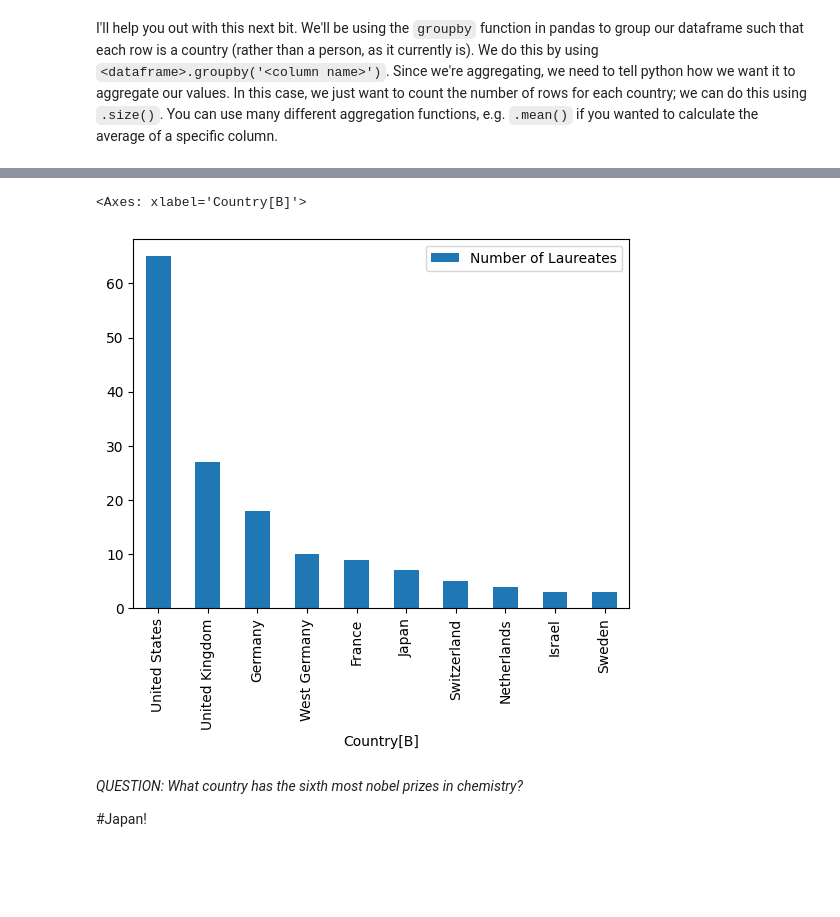
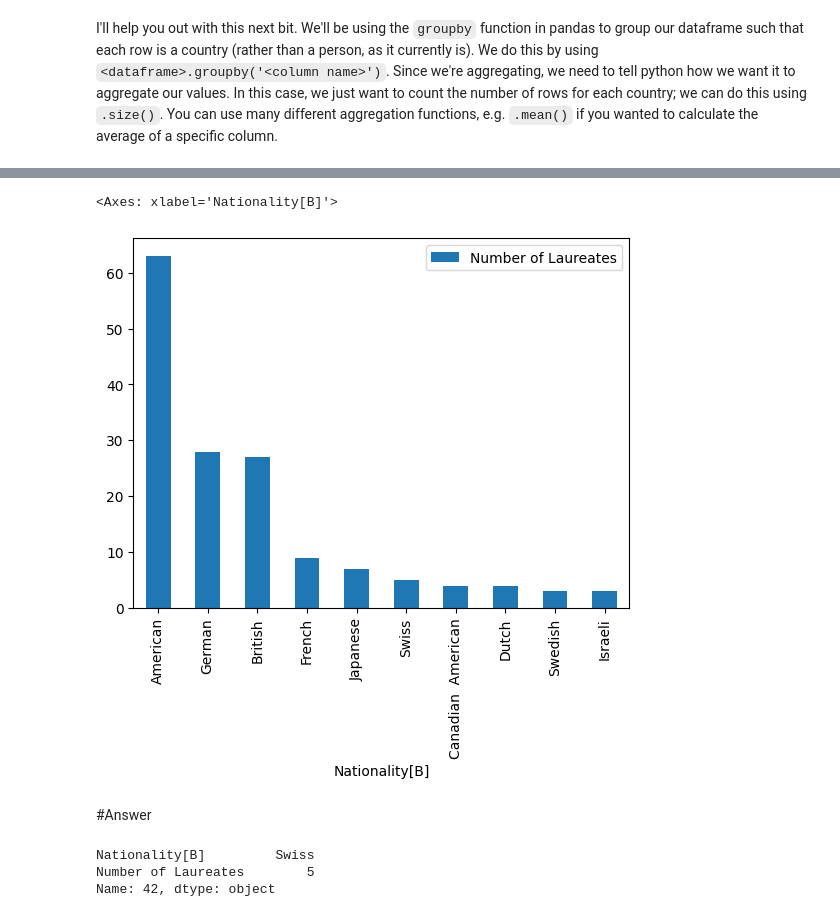
Before and after one commit to yoko-37458/QM2, a Jupyter notebook: notebooks/W02. Pandas.ipynb, the cells around one changed output, grey strips where cells are left out. Cells and saved outputs as stored; diff of their text form; code cells hidden in the pictures; blank space fills up the shorter version.

```diff
--- a/notebooks/W02. Pandas.ipynb
+++ b/notebooks/W02. Pandas.ipynb
@@ -494,13 +452,14 @@ I'll help you out with this next bit. We'll be using the `groupby` function in p
 # %%
-#Removing years when the Nobel Prize in Chemistry was not given
-chem_cleaned = chem[chem['Country[B]'] != 'Not awarded']
-country_grouped = chem_cleaned.groupby('Country[B]').size().reset_index(name='Number of Laureates')
 country_sorted = country_grouped.sort_values(by='Number of Laureates', ascending=False)
-country_sorted.head(10).plot.bar(x='Country[B]', y='Number of Laureates')
+country_sorted.head(10).plot.bar(x='Nationality[B]', y='Number of Laureates')
 # %% [output]
-<Axes: xlabel='Country[B]'>
+<Axes: xlabel='Nationality[B]'>
-[figure, old version]
+[figure, new version]
-# %% [markdown]
-*QUESTION: What country has the sixth most nobel prizes in chemistry?*
-
-#Japan!
+# %% [markdown]
+#Answer
+# %%
+print(country_sorted.iloc[5])
+# %% [output]
+Nationality[B]         Swiss
+Number of Laureates        5
+Name: 42, dtype: object
```
Also changed, not shown: parts of 22 cells of this notebook.
